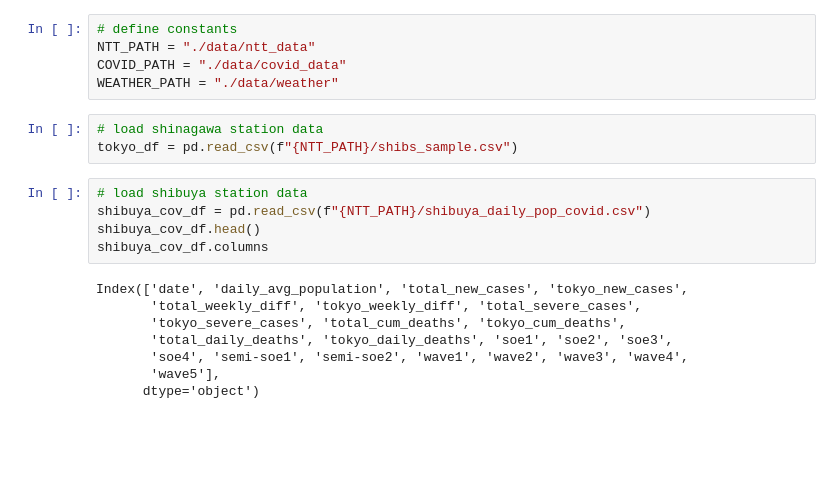
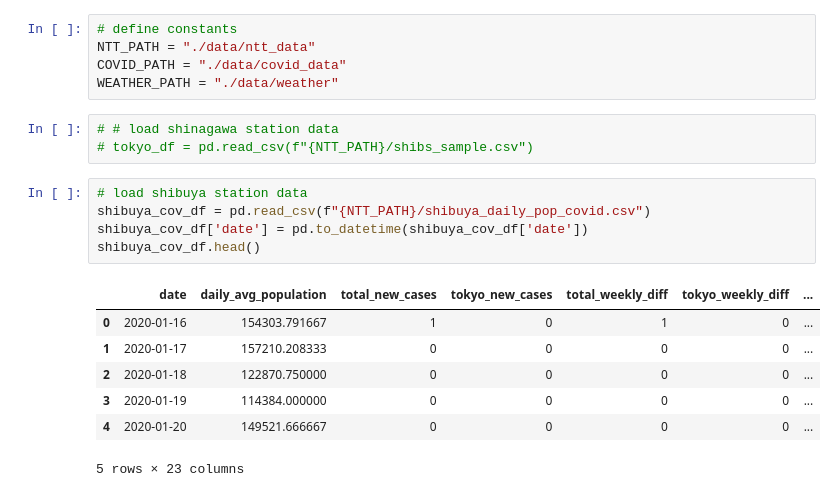
Before and after one commit to jaked0626/thesis, a Jupyter notebook: presentation.ipynb, the cells around one changed output. Cells and saved outputs as stored; diff of their text form; blank space fills up the shorter version.

```diff
--- a/presentation.ipynb
+++ b/presentation.ipynb
@@ -12,21 +12,21 @@ NTT_PATH = "./data/ntt_data"
 COVID_PATH = "./data/covid_data"
 WEATHER_PATH = "./data/weather"
 # %%
-# load shinagawa station data
-tokyo_df = pd.read_csv(f"{NTT_PATH}/shibs_sample.csv")
+# # load shinagawa station data
+# tokyo_df = pd.read_csv(f"{NTT_PATH}/shibs_sample.csv")
 # %%
 # load shibuya station data
 shibuya_cov_df = pd.read_csv(f"{NTT_PATH}/shibuya_daily_pop_covid.csv")
+shibuya_cov_df['date'] = pd.to_datetime(shibuya_cov_df['date'])
 shibuya_cov_df.head()
-shibuya_cov_df.columns
 # %% [output]
+|  | date | daily_avg_population | total_new_cases | tokyo_new_cases | total_weekly_diff | tokyo_weekly_diff | ... |
+| 0 | 2020-01-16 | 154303.791667 | 1 | 0 | 1 | 0 | ... |
+| 1 | 2020-01-17 | 157210.208333 | 0 | 0 | 0 | 0 | ... |
+| 2 | 2020-01-18 | 122870.750000 | 0 | 0 | 0 | 0 | ... |
+| 3 | 2020-01-19 | 114384.000000 | 0 | 0 | 0 | 0 | ... |
+| 4 | 2020-01-20 | 149521.666667 | 0 | 0 | 0 | 0 | ... |
-Index(['date', 'daily_avg_population', 'total_new_cases', 'tokyo_new_cases',
-       'total_weekly_diff', 'tokyo_weekly_diff', 'total_severe_cases',
-       'tokyo_severe_cases', 'total_cum_deaths', 'tokyo_cum_deaths',
-       'total_daily_deaths', 'tokyo_daily_deaths', 'soe1', 'soe2', 'soe3',
-       'soe4', 'semi-soe1', 'semi-soe2', 'wave1', 'wave2', 'wave3', 'wave4',
-       'wave5'],
-      dtype='object')
+5 rows × 23 columns
 # %%
 # xgboost on dataset
 import xgboost as xgb
```
Also changed, not shown: parts of 6 cells of this notebook, 3 other files.
